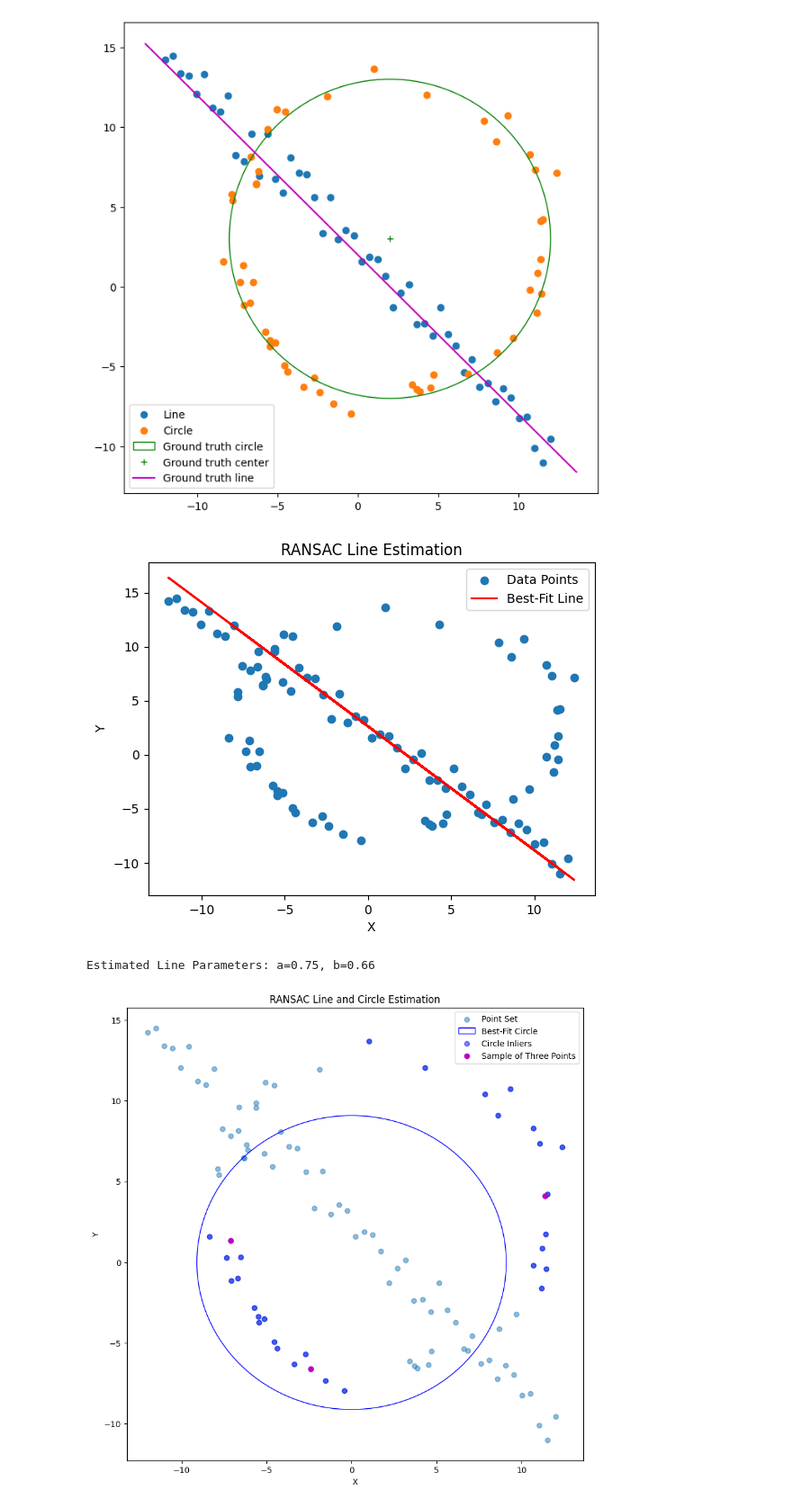
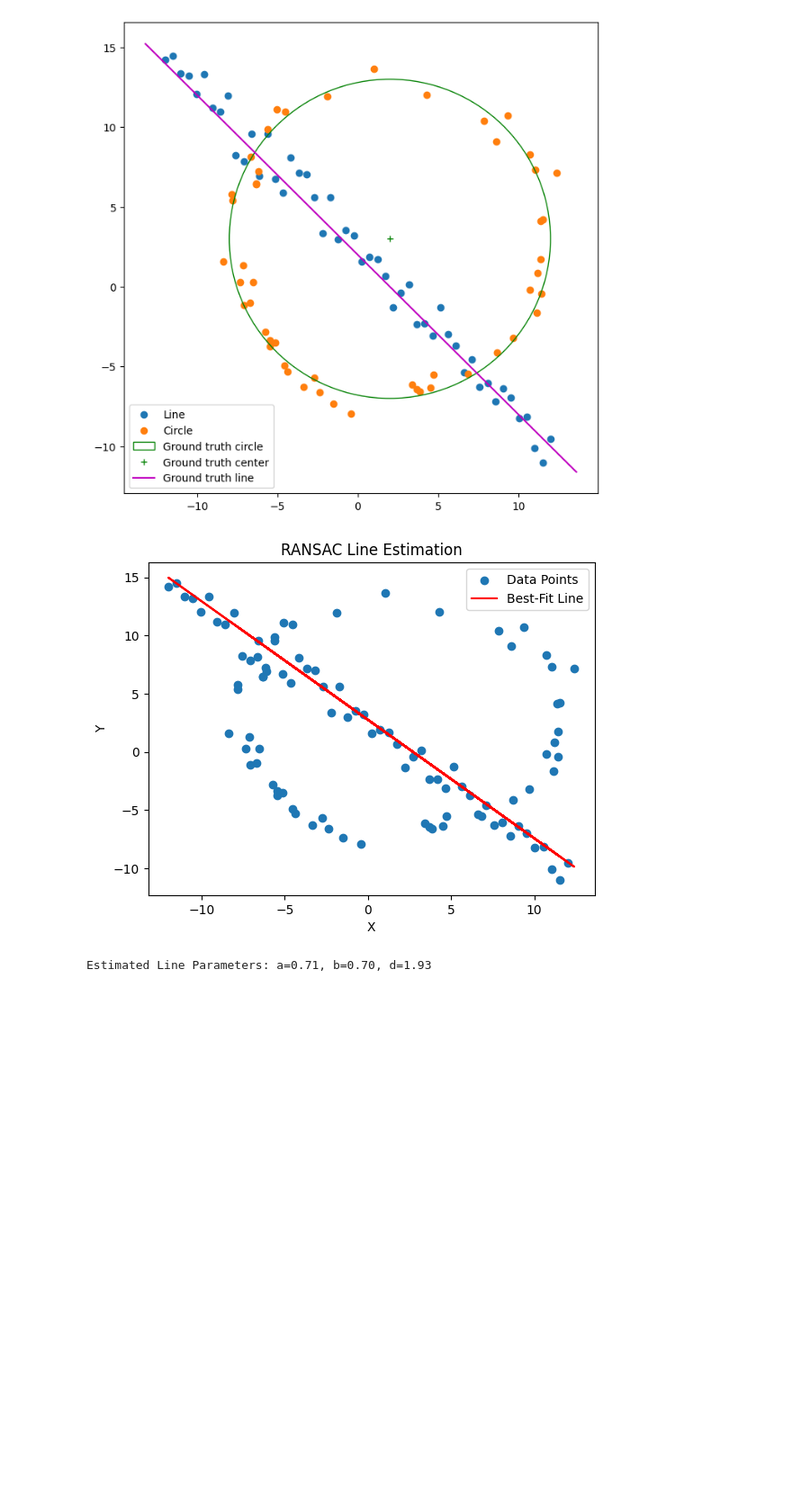
Before and after one commit to kannangaranv/EN3160_Assignment_2, a Jupyter notebook: assignment_2.ipynb, the cells around one changed output. Shown at 90% size. Cells and saved outputs as stored; diff of their text form; code cells hidden in the pictures; blank space fills up the shorter version.

```diff
--- a/assignment_2.ipynb
+++ b/assignment_2.ipynb
@@ -86,9 +86,9 @@ x, y = x0_gt + (r + n) * np.cos(t), y0_gt + (r + n) * np.sin(t)
 X_circ = np.hstack((x.reshape(half_n, 1), y.reshape(half_n, 1)))
 
 s = 1.
-m, b = -1, 2
+m, b0 = -1, 2
 x = np.linspace(-12, 12, half_n)
-y = m * x + b + s * np.random.randn(half_n)
+y = m * x + b0 + s * np.random.randn(half_n)
 X_line = np.hstack((x.reshape(half_n, 1), y.reshape(half_n, 1)))
 
 X = np.vstack((X_circ, X_line))  # All points
@@ -104,7 +104,7 @@ ax.plot(x0_gt, y0_gt, '+g', label='Ground truth center')
 
 x_min, x_max = ax.get_xlim()
 x_ = np.array([x_min, x_max])
-y_ = m * x_ + b
+y_ = m * x_ + b0
 plt.plot(x_, y_, color='m', label='Ground truth line')
 plt.legend()
 
@@ -117,8 +117,8 @@ import matplotlib.pyplot as plt
 
 # Define RANSAC parameters
 max_iterations = True  # Maximum number of iterations
-inlier_threshold = 5  # Threshold for inliers (adjust as needed)
-min_inliers = 60  # Minimum number of inliers required to fit a model
+inlier_threshold = 1 # Threshold for inliers (adjust as needed)
+min_inliers = 30 # Minimum number of inliers required to fit a model
 
 # Function to estimate the line parameters [a, b]
 def estimate_line(points):
@@ -137,12 +137,11 @@ def line_error(params, points):
     distances = np.abs(points[:, 0] * a + points[:, 1] * b - d)
     return distances
 
-# Generate or load your data points and store them in X as a numpy array of shape (N, 2)
-# ...
 
 # RANSAC algorithm for line estimation
 best_line = None
 best_inliers_line = 0
+
 for _ in range(max_iterations):
     # Randomly select two points
     random_indices = np.random.choice(len(X), 2, replace=False)
@@ -153,92 +152,33 @@ for _ in range(max_iterations):
 
     # Calculate the error (normal distance to the line)
     errors = line_error([a, b, d], X)
 
     # Count inliers (points that are within the threshold)
     inliers = np.sum(errors < inlier_threshold)
 
     if inliers >= min_inliers and inliers > best_inliers_line:
         best_line = [a, b, d]
         best_inliers_line = inliers
 
 # Plot the data and the estimated line
 plt.scatter(X[:, 0], X[:, 1], label='Data Points')
 plt.plot(X[:, 0], (-X[:, 0] * best_line[0])/ best_line[1] + best_line[2] / best_line[1], 'r', label='Best-Fit Line')
 plt.legend()
 plt.xlabel('X')
 plt.ylabel('Y')
 plt.title('RANSAC Line Estimation')
 plt.show()
 
 # Print the estimated line parameters
-print(f'Estimated Line Parameters: a={best_line[0]:.2f}, b={best_line[1]:.2f}')
+print(f'Estimated Line Parameters: a={best_line[0]:.2f}, b={best_line[1]:.2f}, d={best_line[2]:.2f}')
 
 import numpy as np
 import matplotlib.pyplot as plt
 from scipy.optimize import minimize
 
-# Define RANSAC parameters for circle estimation
-max_iterations_circle = True
-inlier_threshold_circle = 5
-min_inliers_circle = 30
-
-def estimate_circle(points):
-    # Define the objective function for circle fitting
-    def circle_objective(params, points):
-        x, y, r = params
-        return np.sum((points[:, 0] - x)**2 + (points[:, 1] - y)**2 - r**2)**2
-
-    # Initialize the optimizer with an initial guess for the circle parameters
-    initial_guess = [0, 0, 1]
-    result = minimize(circle_objective, initial_guess, args=(points,), method='Nelder-Mead')
-
-    x, y, r = result.x
-    return x, y, r
-
-# Function to calculate the radial error (distance from points to the circle)
-def circle_error(params, points):
-    x, y, r = params
-    distances = np.sqrt((points[:, 0] - x)**2 + (points[:, 1] - y)**2) - r
-    return distances
-
 # Subtract the consensus of the best line (remnant)
 line_inliers = X[errors < inlier_threshold]
 X_remnant = X[errors >= inlier_threshold]
-
-# RANSAC algorithm for circle estimation on the remnant
-best_circle = None
-best_inliers_circle = 0
-for _ in range(max_iterations_circle):
-    # Randomly select three points
-    random_indices = np.random.choice(len(X_remnant), 3, replace=False)
-    random_points = X_remnant[random_indices]
-
-    # Estimate the circle parameters [x, y, r]
-    x, y, r = estimate_circle(random_points)
-
-    # Calculate the radial error (distance from points to the circle)
-    errors = circle_error([x, y, r], X_remnant)
-
-    # Count inliers (points that are within the threshold)
-    inliers = np.sum(errors < inlier_threshold_circle)
-
-    if inliers >= min_inliers_circle and inliers > best_inliers_circle:
-        best_circle = [x, y, r]
-        best_inliers_circle = inliers
-
-# Plot the results
-fig, ax = plt.subplots(figsize=(10, 10))
-ax.scatter(X[:, 0], X[:, 1], label='Point Set', alpha=0.5)
-circle = plt.Circle((best_circle[0], best_circle[1]), best_circle[2], color='b', fill=False, label='Best-Fit Circle')
-ax.add_patch(circle)
-ax.scatter(X_remnant[:, 0], X_remnant[:, 1], label='Circle Inliers', color='b', alpha=0.5)
-ax.scatter(random_points[:, 0], random_points[:, 1], label='Sample of Three Points', color='m')
-ax.legend()
-plt.xlabel('X')
-plt.ylabel('Y')
-plt.title('RANSAC Line and Circle Estimation')
-plt.show()
 # %% [output]
-[figure, old version]
+[figure, new version]
-Estimated Line Parameters: a=0.75, b=0.66
+Estimated Line Parameters: a=0.71, b=0.70, d=1.93
-[figure, removed]
```
Also changed, not shown: parts of 2 cells of this notebook.
